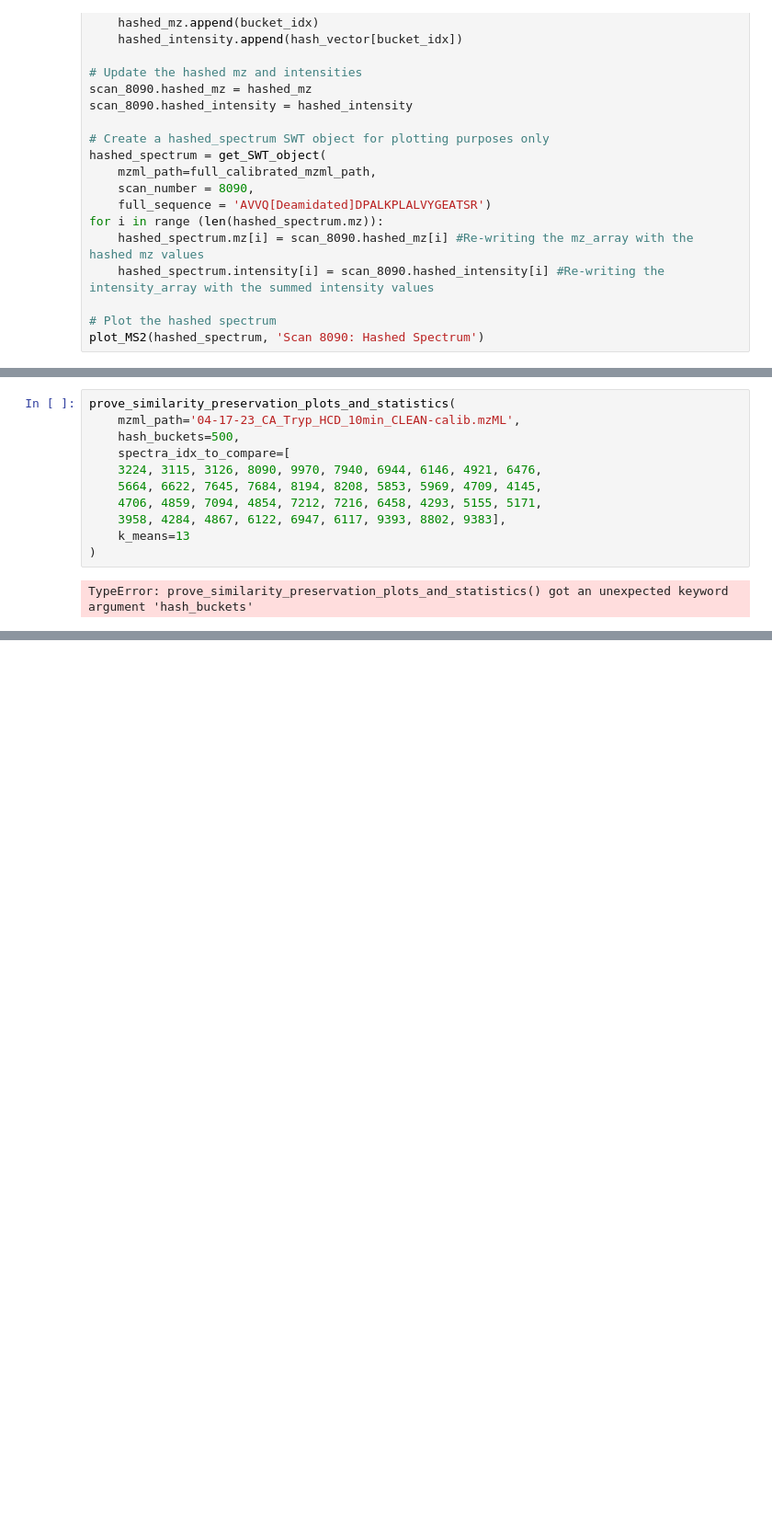
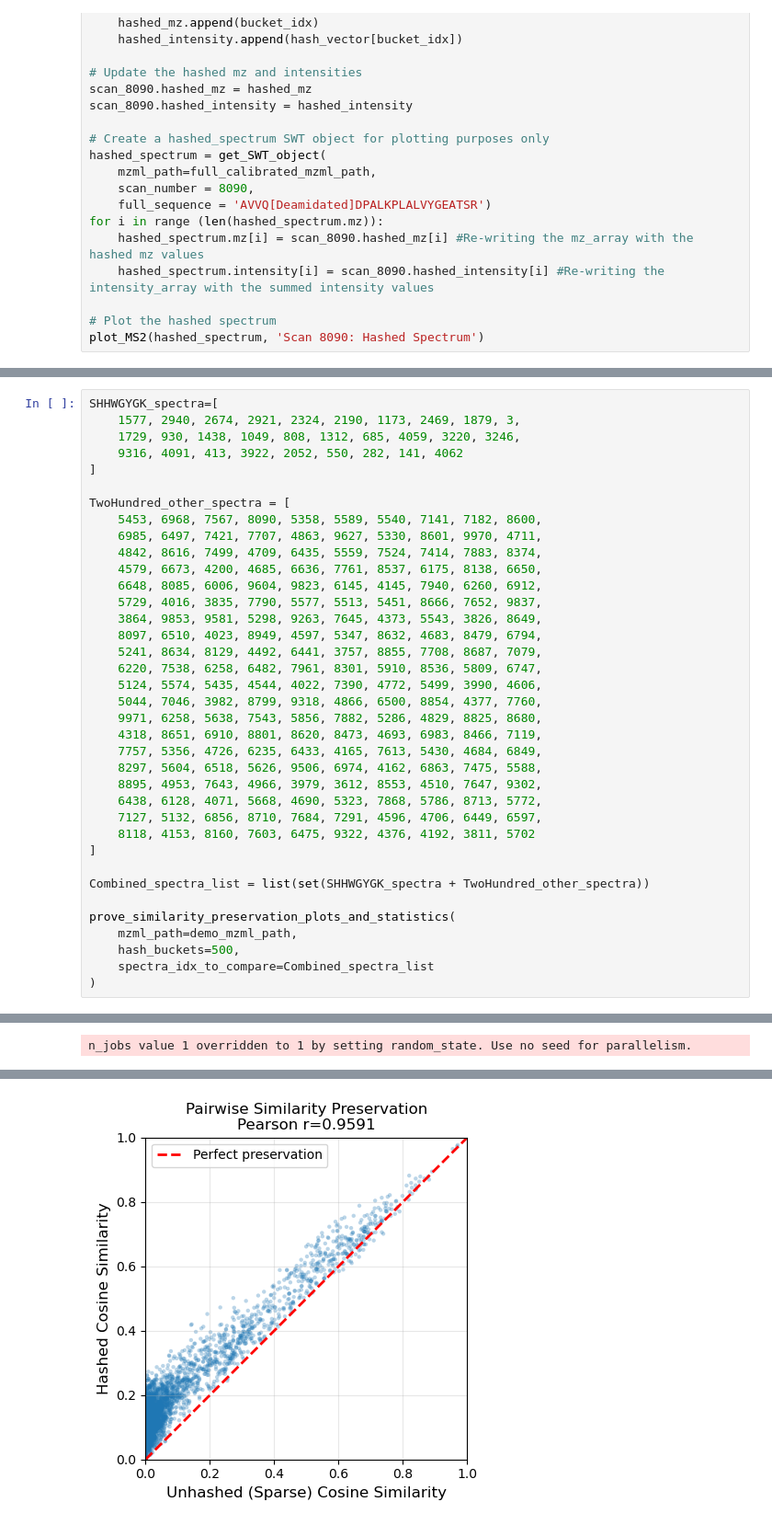
Before and after one commit to Alexander-Sol/MS_spectra_encoding, a Jupyter notebook: 02_Spectral_Hashing_and_OMS.ipynb, the cells around one changed output, grey strips where cells are left out. Shown at 92% size. Drawn from its saved outputs; the diff is of its cells as text; blank space fills up the shorter version.

Commit message:
Plotting SHHWGYGK_spectra

```diff
--- a/02_Spectral_Hashing_and_OMS.ipynb
+++ b/02_Spectral_Hashing_and_OMS.ipynb
@@ -1328,16 +1344,41 @@ plot_MS2(hashed_spectrum, 'Scan 8090: Hashed Spectrum')
 <img src="Scan8090_Original.png" width="400" height="300">
 <img src="Scan8090_Binned.png" width="400" height="300">
 <img src="Scan8090_Hashed.png" width="400" height="300">
-# %%
-prove_similarity_preservation_plots_and_statistics(
-    mzml_path='04-17-23_CA_Tryp_HCD_10min_CLEAN-calib.mzML',
-    hash_buckets=500,
-    spectra_idx_to_compare=[
-    3224, 3115, 3126, 8090, 9970, 7940, 6944, 6146, 4921, 6476,
-    5664, 6622, 7645, 7684, 8194, 8208, 5853, 5969, 4709, 4145,
-    4706, 4859, 7094, 4854, 7212, 7216, 6458, 4293, 5155, 5171,
-    3958, 4284, 4867, 6122, 6947, 6117, 9393, 8802, 9383],
-    k_means=13
-)
-# %% [output]
-TypeError: prove_similarity_preservation_plots_and_statistics() got an unexpected keyword argument 'hash_buckets'
+# %%
+SHHWGYGK_spectra=[
+    1577, 2940, 2674, 2921, 2324, 2190, 1173, 2469, 1879, 3,
+    1729, 930, 1438, 1049, 808, 1312, 685, 4059, 3220, 3246,
+    9316, 4091, 413, 3922, 2052, 550, 282, 141, 4062
+]
+
+TwoHundred_other_spectra = [
+    5453, 6968, 7567, 8090, 5358, 5589, 5540, 7141, 7182, 8600,
+    6985, 6497, 7421, 7707, 4863, 9627, 5330, 8601, 9970, 4711,
+    4842, 8616, 7499, 4709, 6435, 5559, 7524, 7414, 7883, 8374,
+    4579, 6673, 4200, 4685, 6636, 7761, 8537, 6175, 8138, 6650,
+    6648, 8085, 6006, 9604, 9823, 6145, 4145, 7940, 6260, 6912,
+    5729, 4016, 3835, 7790, 5577, 5513, 5451, 8666, 7652, 9837,
+    3864, 9853, 9581, 5298, 9263, 7645, 4373, 5543, 3826, 8649,
+    8097, 6510, 4023, 8949, 4597, 5347, 8632, 4683, 8479, 6794,
+    5241, 8634, 8129, 4492, 6441, 3757, 8855, 7708, 8687, 7079,
+    6220, 7538, 6258, 6482, 7961, 8301, 5910, 8536, 5809, 6747,
+    5124, 5574, 5435, 4544, 4022, 7390, 4772, 5499, 3990, 4606,
+    5044, 7046, 3982, 8799, 9318, 4866, 6500, 8854, 4377, 7760,
+    9971, 6258, 5638, 7543, 5856, 7882, 5286, 4829, 8825, 8680,
+    4318, 8651, 6910, 8801, 8620, 8473, 4693, 6983, 8466, 7119,
+    7757, 5356, 4726, 6235, 6433, 4165, 7613, 5430, 4684, 6849,
+    8297, 5604, 6518, 5626, 9506, 6974, 4162, 6863, 7475, 5588,
+    8895, 4953, 7643, 4966, 3979, 3612, 8553, 4510, 7647, 9302,
+    6438, 6128, 4071, 5668, 4690, 5323, 7868, 5786, 8713, 5772,
+    7127, 5132, 6856, 8710, 7684, 7291, 4596, 4706, 6449, 6597,
+    8118, 4153, 8160, 7603, 6475, 9322, 4376, 4192, 3811, 5702
+]
+
+Combined_spectra_list = list(set(SHHWGYGK_spectra + TwoHundred_other_spectra))
+
+prove_similarity_preservation_plots_and_statistics(
+    mzml_path=demo_mzml_path,
+    hash_buckets=500,
+    spectra_idx_to_compare=Combined_spectra_list
+)
+# %% [output]
@@ -1343,0 +1389 @@ TypeError: prove_similarity_preservation_plots_and_statistics() got an unexpecte
+n_jobs value 1 overridden to 1 by setting random_state. Use no seed for parallelism.
@@ -1343,0 +1398 @@ TypeError: prove_similarity_preservation_plots_and_statistics() got an unexpecte
+[figure, added]
```
Also changed, not shown: parts of 10 cells of this notebook, 1 other file.
